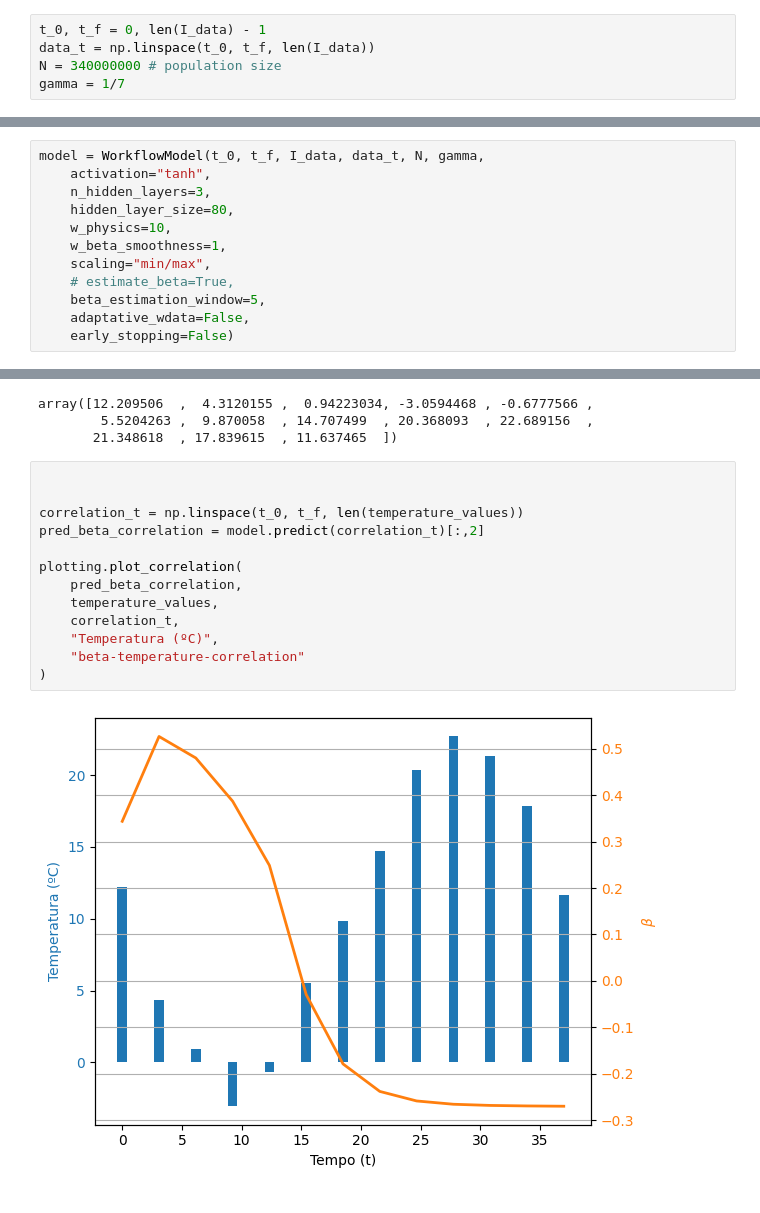
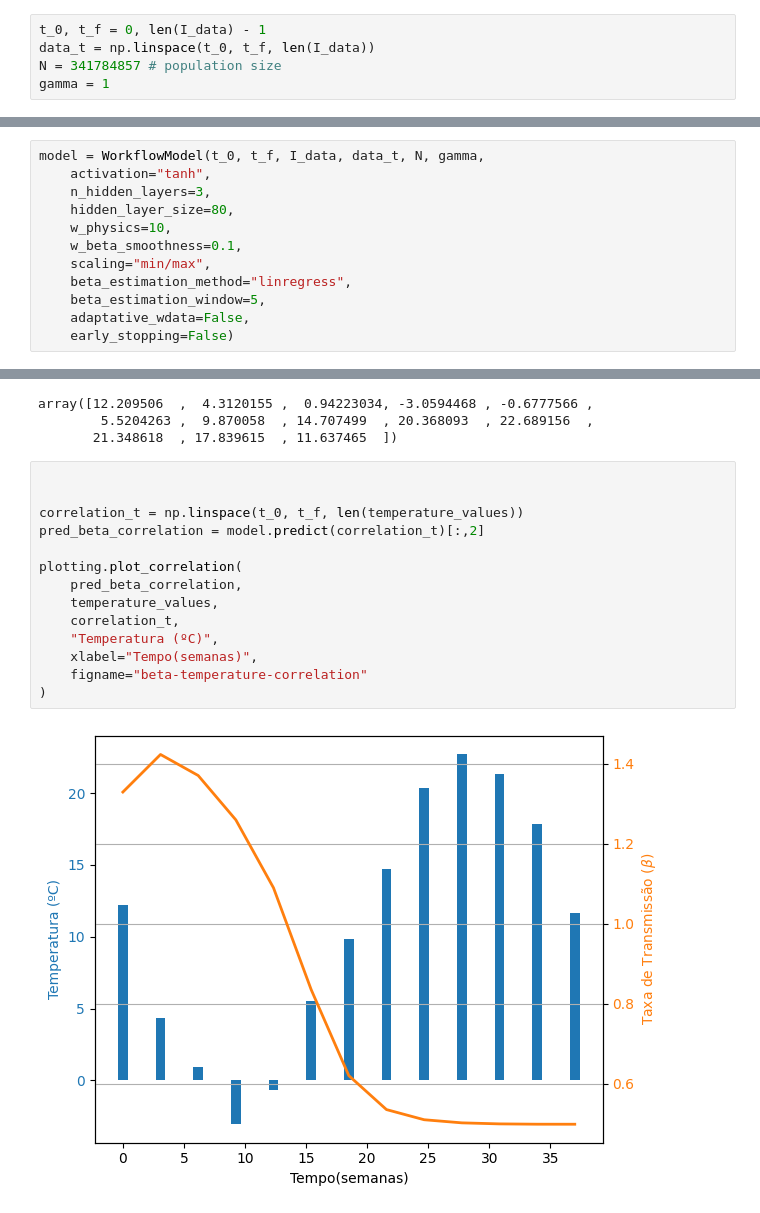
Before and after one commit to ginbar/inverse-cm, a Jupyter notebook: notebooks/real_data/InfluenzaUSA2025.ipynb, the cells around one changed output, grey strips where cells are left out. Saved outputs shown, nothing was run; the diff lists cells and outputs as text.

Commit message:
beta em I_max e correção do problema inverso dos EUA

```diff
--- a/notebooks/real_data/InfluenzaUSA2025.ipynb
+++ b/notebooks/real_data/InfluenzaUSA2025.ipynb
@@ -48,8 +48,8 @@ array([  917,  1172,  1730,  2458,  3309,  5064,  9128, 17517, 23900,
 # %%
 t_0, t_f = 0, len(I_data) - 1
 data_t = np.linspace(t_0, t_f, len(I_data))
-N = 340000000 # population size
-gamma = 1/7
+N = 341784857 # population size
+gamma = 1
 # %%
 plotting.plot_prevalence_data(data_t, I_data,
     xlabel="Tempo (dias)",
@@ -62,9 +62,9 @@ model = WorkflowModel(t_0, t_f, I_data, data_t, N, gamma,
     n_hidden_layers=3,
     hidden_layer_size=80,
     w_physics=10,
-    w_beta_smoothness=1,
+    w_beta_smoothness=0.1,
     scaling="min/max",
-    # estimate_beta=True,
+    beta_estimation_method="linregress",
     beta_estimation_window=5,
     adaptative_wdata=False,
     early_stopping=False)
@@ -159,18 +160,19 @@ array([12.209506  ,  4.3120155 ,  0.94223034, -3.0594468 , -0.6777566 ,
 # %%
 
 
 correlation_t = np.linspace(t_0, t_f, len(temperature_values))
 pred_beta_correlation = model.predict(correlation_t)[:,2]
 
 plotting.plot_correlation(
     pred_beta_correlation,
     temperature_values,
     correlation_t,
     "Temperatura (ºC)",
-    "beta-temperature-correlation"
+    xlabel="Tempo(semanas)",
+    figname="beta-temperature-correlation"
 )
 # %% [output]
-[figure, old version]
+[figure, new version]
 # %%
 pearson_test = pearsonr(pred_beta_correlation, temperature_values)
 pearson_test.statistic, pearson_test.pvalue
```
Also changed, not shown: parts of 13 cells of this notebook, 13 other files.
